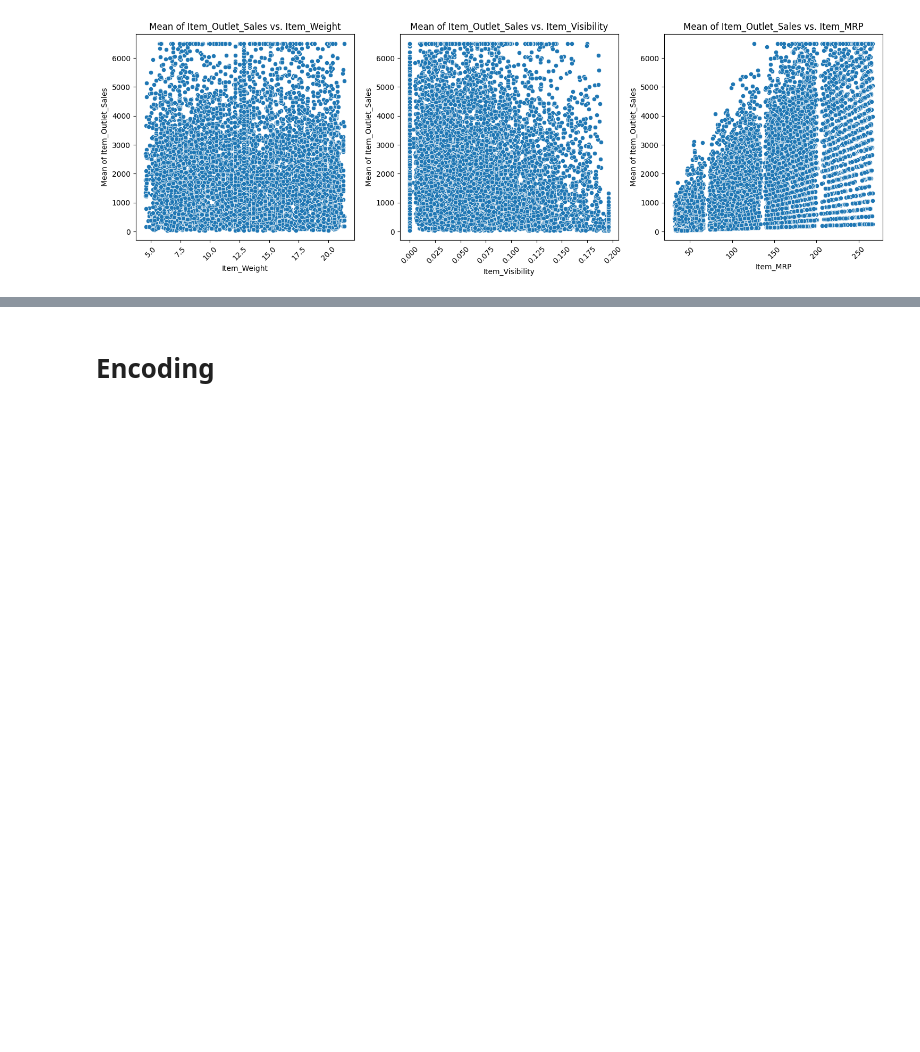
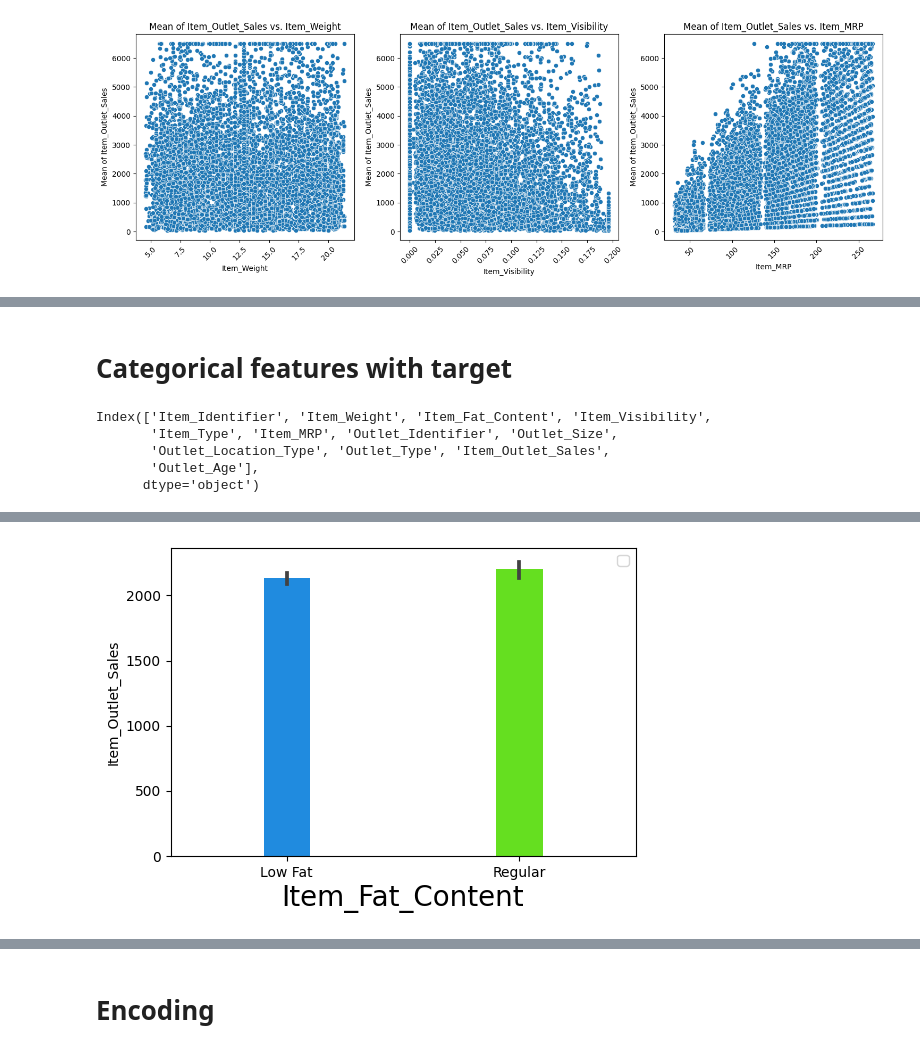
Before and after one commit to Technocolabs100/BigMart-Sales-Analysis-of-Product-and-Stores-Features, a Jupyter notebook: Technocolabs_mini_project.ipynb, the cells around one changed output, grey strips where cells are left out. Drawn from its saved outputs; the diff is of its cells as text; code cells hidden in the pictures; blank space fills up the shorter version.

```diff
--- a/Technocolabs_mini_project.ipynb
+++ b/Technocolabs_mini_project.ipynb
@@ -298,0 +466,17 @@ plt.show()
+# %% [markdown]
+# Categorical features with target
+# %%
+train_data.columns
+# %% [output]
+Index(['Item_Identifier', 'Item_Weight', 'Item_Fat_Content', 'Item_Visibility',
+       'Item_Type', 'Item_MRP', 'Outlet_Identifier', 'Outlet_Size',
+       'Outlet_Location_Type', 'Outlet_Type', 'Item_Outlet_Sales',
+       'Outlet_Age'],
+      dtype='object')
+# %%
+plt.figure(figsize=(6,4))
+sns.barplot(x='Item_Fat_Content' ,y='Item_Outlet_Sales', data=train_data ,palette='gist_rainbow_r', width = 0.2)
+plt.xlabel('Item_Fat_Content', fontsize=20)
+plt.legend()
+plt.show()
+# %% [output]
@@ -298,0 +484 @@ plt.show()
+[figure, added]
```
Also changed, not shown: parts of 66 cells of this notebook.
